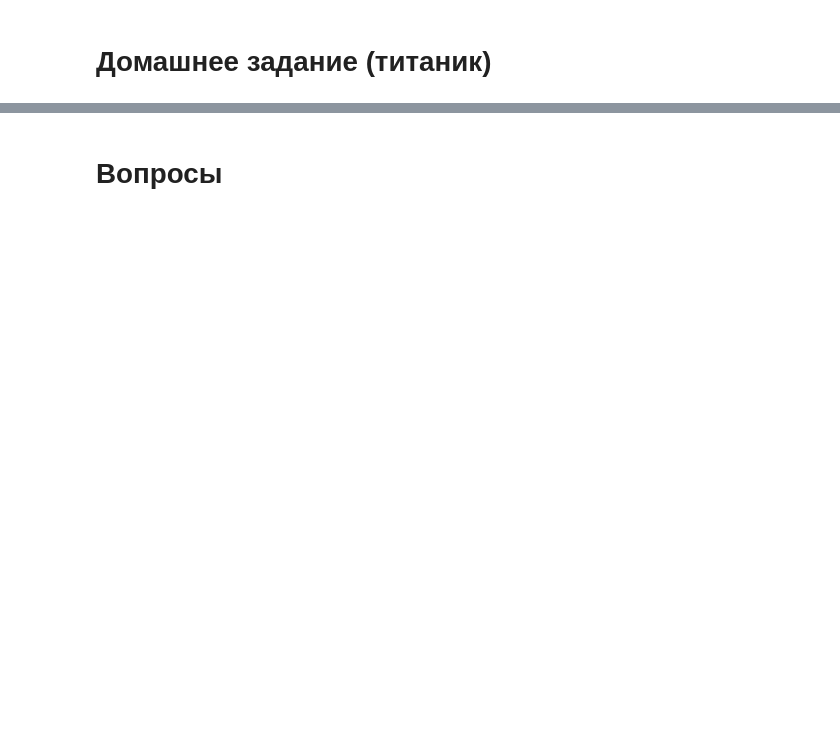
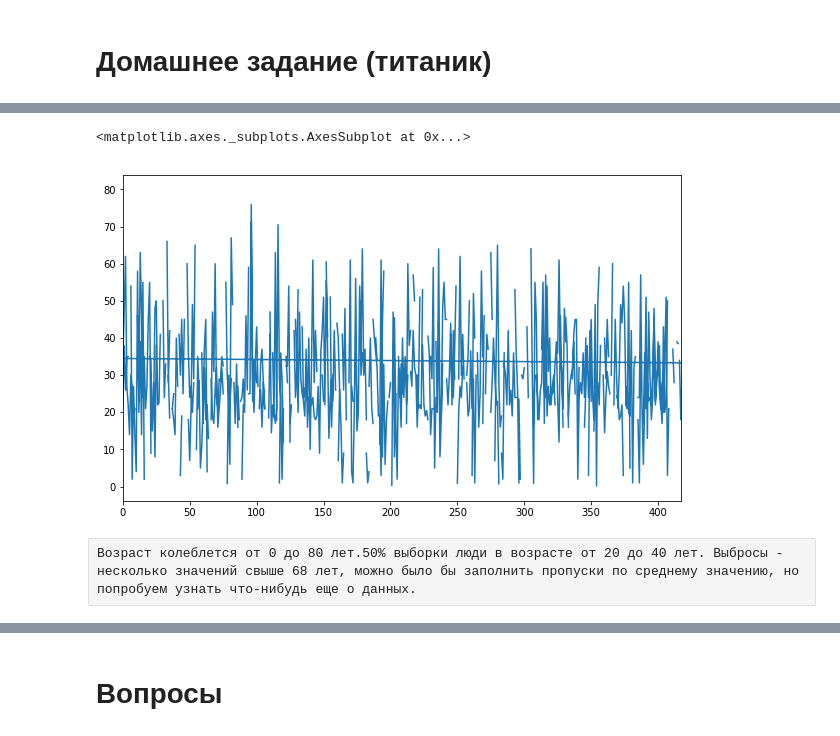
Before and after one commit to Serg4356/ds_homework, a Jupyter notebook: my_hw_ds_1.ipynb, the cells around one changed output, grey strips where cells are left out. Saved outputs shown, nothing was run; the diff lists cells and outputs as text; code cells hidden in the pictures; blank space fills up the shorter version.

```diff
--- a/my_hw_ds_1.ipynb
+++ b/my_hw_ds_1.ipynb
@@ -137,0 +161,7 @@ NameError: name 'titanic_data' is not defined
+# %%
+titanic_data['Age'].plot()
+# %% [output]
+<matplotlib.axes._subplots.AxesSubplot at 0x...>
+[figure, added]
+# %% [raw]
+Возраст колеблется от 0 до 80 лет.50% выборки люди в возрасте от 20 до 40 лет. Выбросы - несколько значений свыше 68 лет, можно было бы заполнить пропуски по среднему значению, но попробуем узнать что-нибудь еще о данных.
```
Also changed, not shown: parts of 78 cells of this notebook.
